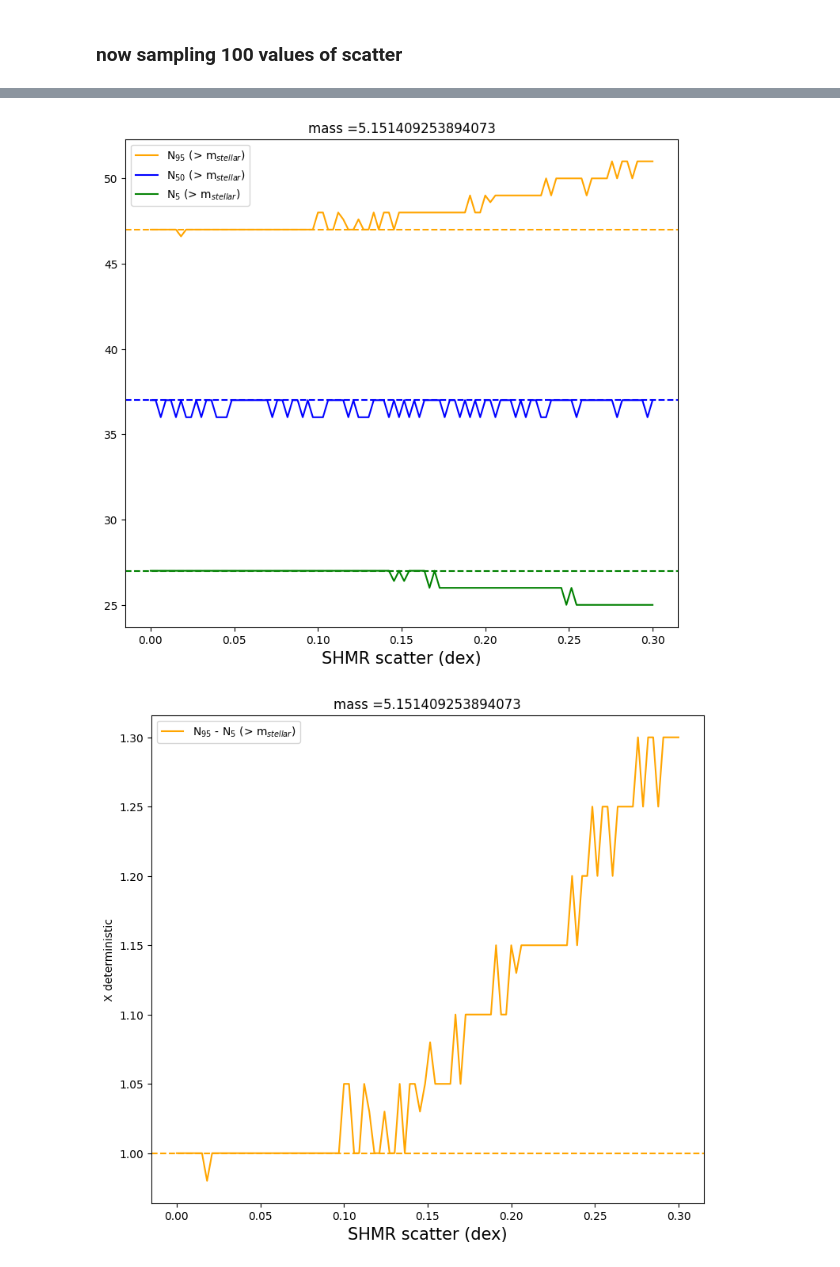
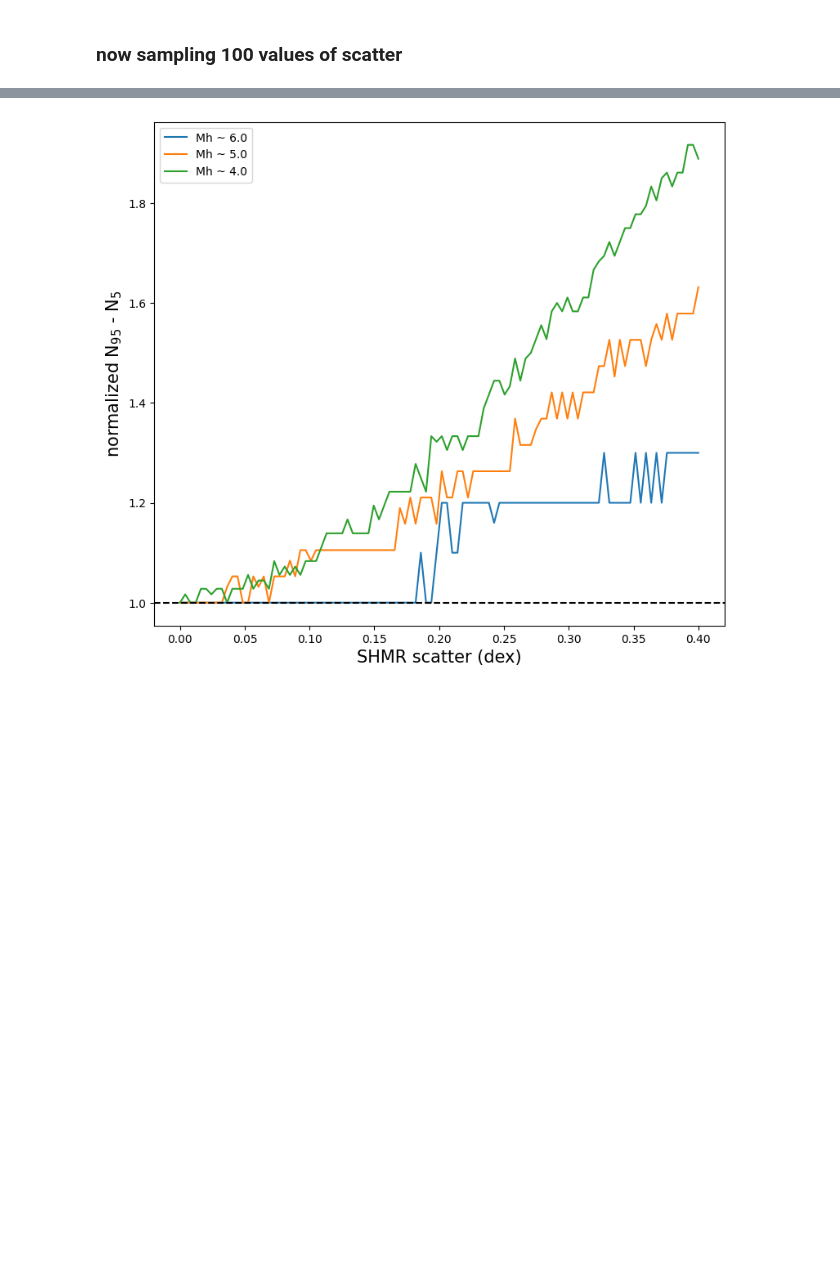
Before and after one commit to jsmonzon/SatGen, a Jupyter notebook: notebooks/CSMF_scatter.ipynb, the cells around one changed output, grey strips where cells are left out. Saved outputs shown, nothing was run; the diff lists cells and outputs as text; code cells hidden in the pictures; blank space fills up the shorter version.

```diff
--- a/notebooks/CSMF_scatter.ipynb
+++ b/notebooks/CSMF_scatter.ipynb
@@ -29,5 +29,7 @@ import os
 as_data = np.load("../../data/12_4_0/numpy/acc_surv_mass.npy")
 as_red = np.load("../../data/12_4_0/numpy/acc_surv_redshift.npy")
 # %%
-surv_massr, surv_CSMF = CSMF(as_data, shmr=1) # determinisitic
+Ms = SHMR(as_data)
+
+surv_massr, surv_CSMF = CSMF(Ms) # accreation mass of the surviving halos!
 # %% [output]
@@ -39,9 +39,11 @@ scatter_range = np.linspace(0,.3,100)
+# %%
+scatter_range = np.linspace(0,.4,100)
 # %%
 mat = np.zeros(shape=(100, 3, 50))
 
 for i,val in enumerate(scatter_range):
 
-    surv_massr_i, surv_CSMF_i = CSMF(as_data, shmr=2, scatter=val, plot=False)
+    surv_massr_i, surv_CSMF_i = CSMF(SHMR(as_data, scatter=val), plot=False)
 
     mat[i] = surv_CSMF_i
 # %%
@@ -119,28 +76,28 @@ plt.show()
+# %%
+N_diff_4 = mat[:,2,8] - mat[:,0,8]
+
+N_diff_5 = mat[:,2,15] - mat[:,0,15]
+
+N_diff_6 = mat[:,2,22] - mat[:,0,22]
+
+real_diff_4 = surv_CSMF[2, 8] - surv_CSMF[0, 8]
+
+real_diff_5 = surv_CSMF[2, 15] - surv_CSMF[0, 15]
+
+real_diff_6 = surv_CSMF[2, 22] - surv_CSMF[0, 22]
 # %%
-i = 15
+plt.figure(figsize=(9,8))
 
-plt.figure(figsize=(9,8))
-plt.title("mass ="+str(surv_massr[i]))
-plt.plot(scatter_range, mat[:,2,i], label="$\mathrm{N}_{95}$ (> m$_{stellar}$)", color="orange")
-plt.plot(scatter_range, mat[:,1,i], label="$\mathrm{N}_{50}$ (> m$_{stellar}$)", color="blue")
-plt.plot(scatter_range, mat[:,0,i], label="$\mathrm{N}_{5}$ (> m$_{stellar}$)", color="green")
-plt.axhline(surv_CSMF[2, i], color="orange", ls="--")
-plt.axhline(surv_CSMF[1, i], color="blue", ls="--")
-plt.axhline(surv_CSMF[0, i], color="green", ls="--")
+plt.plot(scatter_range, N_diff_6/real_diff_6, label="Mh ~ "+str(np.round(np.log10(surv_massr[22]))))
+plt.plot(scatter_range, N_diff_5/real_diff_5, label="Mh ~ "+str(np.round(np.log10(surv_massr[15]))))
+plt.plot(scatter_range, N_diff_4/real_diff_4, label="Mh ~ "+str(np.round(np.log10(surv_massr[8]))))
+
+
+plt.axhline(1, color="black", ls="--")
 plt.xlabel("SHMR scatter (dex)", fontsize=15)
+plt.ylabel("normalized $\mathrm{N}_{95}$ - $\mathrm{N}_{5}$", fontsize=15)
 plt.legend()
 plt.show()
-
-val = surv_CSMF[2, i] - surv_CSMF[0, i]
-
-plt.figure(figsize=(9,8))
-plt.title("mass ="+str(surv_massr[i]))
-plt.plot(scatter_range, (mat[:,2,i] - mat[:,0,i])/val, label="$\mathrm{N}_{95}$ - $\mathrm{N}_{5}$ (> m$_{stellar}$)", color="orange")
-plt.axhline(1, color="orange", ls="--")
-plt.xlabel("SHMR scatter (dex)", fontsize=15)
-plt.ylabel("X deterministic")
-plt.legend()
 plt.show()
 # %% [output]
-[figure, old version]
+[figure, new version]
-[figure, removed]
```
Also changed, not shown: parts of 7 cells of this notebook, 8 other files.
